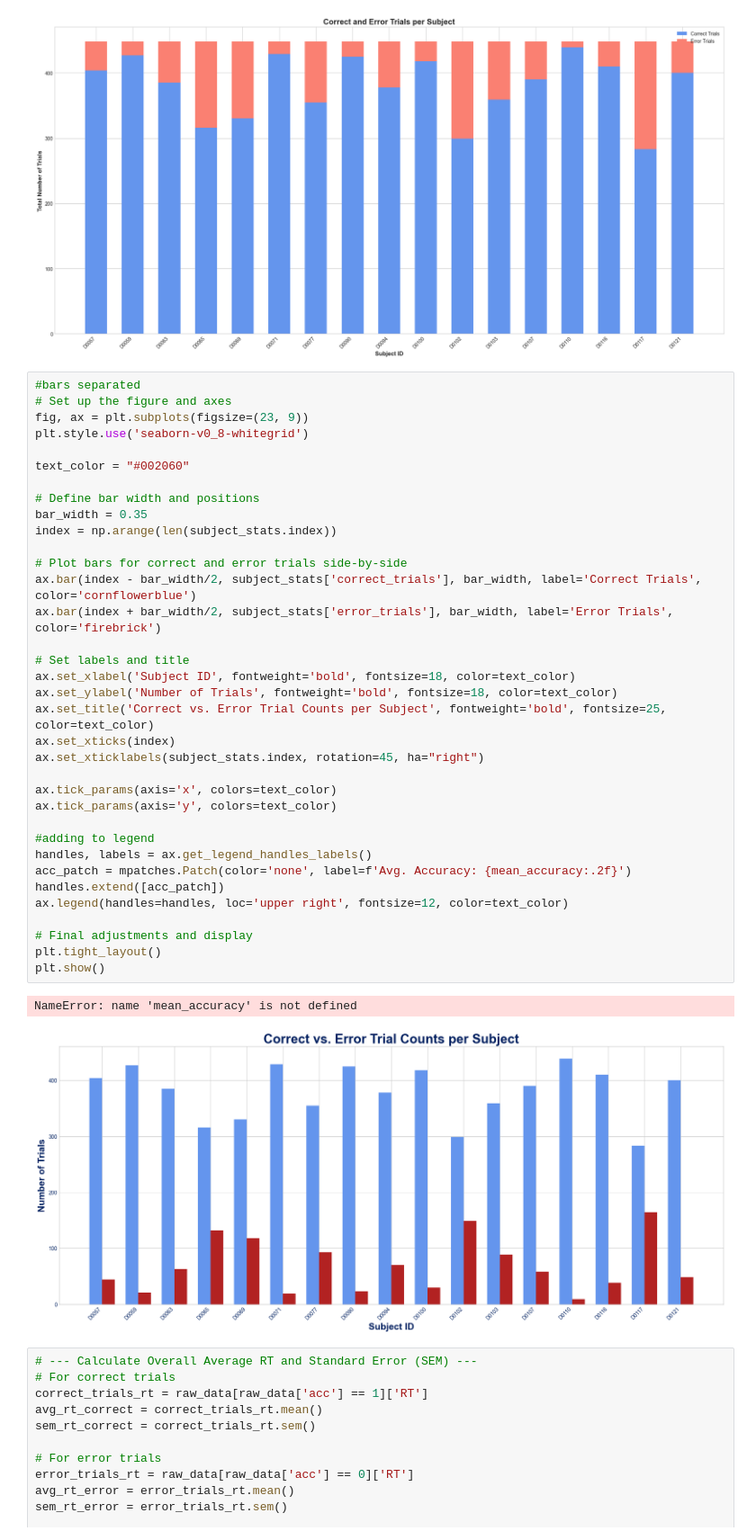
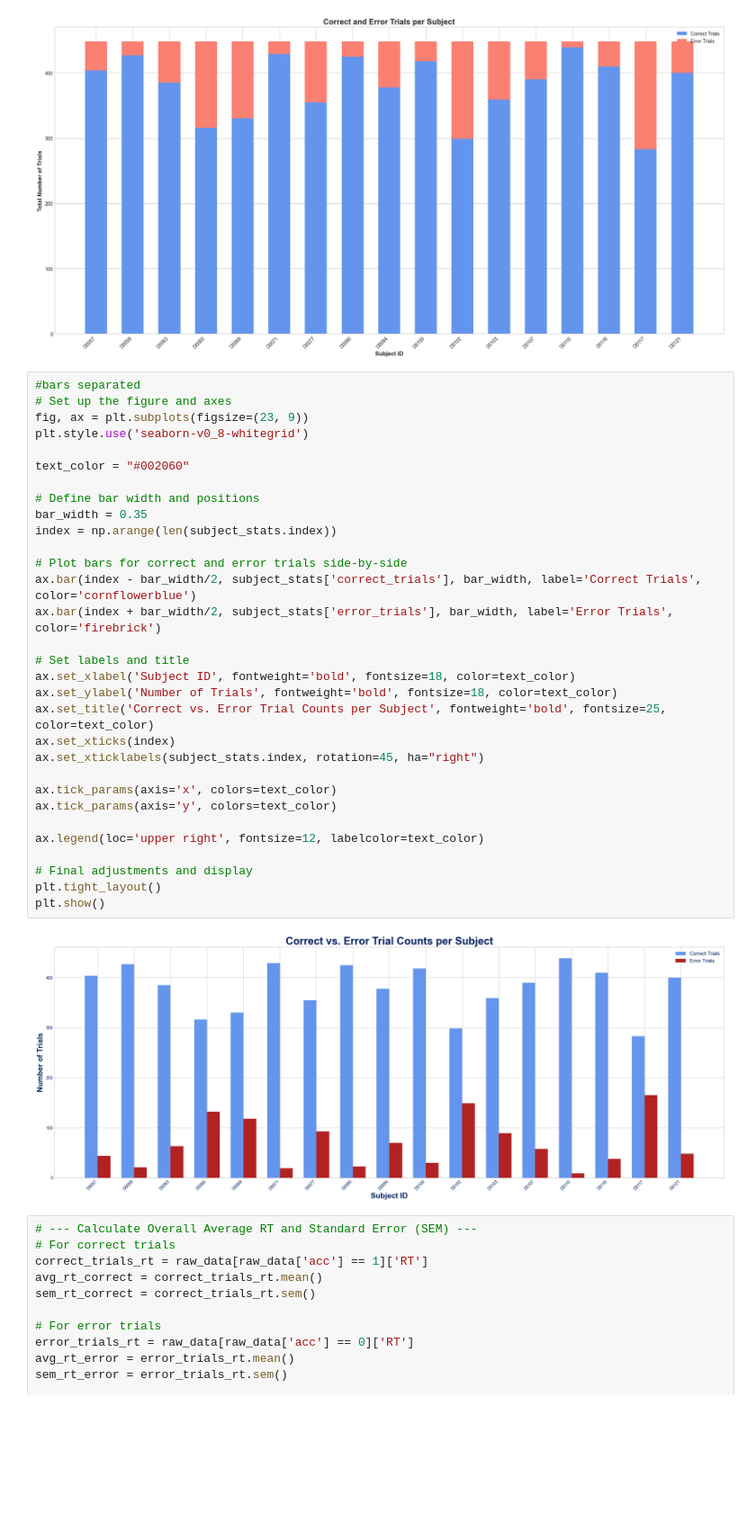
Before and after one commit to coganlab/GlobalLocal, a Jupyter notebook: send_erin_this_to_count_error_trials.ipynb, the cells around one changed output. Shown at 90% size. Saved outputs shown, nothing was run; the diff lists cells and outputs as text; blank space fills up the shorter version.

Commit message:
changes to plotting parameters

```diff
--- a/send_erin_this_to_count_error_trials.ipynb
+++ b/send_erin_this_to_count_error_trials.ipynb
@@ -74,40 +74,35 @@ plt.show()
 #bars separated
 # Set up the figure and axes
 fig, ax = plt.subplots(figsize=(23, 9))
 plt.style.use('seaborn-v0_8-whitegrid')
 
 text_color = "#002060"
 
 # Define bar width and positions
 bar_width = 0.35
 index = np.arange(len(subject_stats.index))
 
 # Plot bars for correct and error trials side-by-side
 ax.bar(index - bar_width/2, subject_stats['correct_trials'], bar_width, label='Correct Trials', color='cornflowerblue')
 ax.bar(index + bar_width/2, subject_stats['error_trials'], bar_width, label='Error Trials', color='firebrick')
 
 # Set labels and title
 ax.set_xlabel('Subject ID', fontweight='bold', fontsize=18, color=text_color)
 ax.set_ylabel('Number of Trials', fontweight='bold', fontsize=18, color=text_color)
 ax.set_title('Correct vs. Error Trial Counts per Subject', fontweight='bold', fontsize=25, color=text_color)
 ax.set_xticks(index)
 ax.set_xticklabels(subject_stats.index, rotation=45, ha="right")
 
 ax.tick_params(axis='x', colors=text_color)
 ax.tick_params(axis='y', colors=text_color)
 
-#adding to legend
-handles, labels = ax.get_legend_handles_labels()
-acc_patch = mpatches.Patch(color='none', label=f'Avg. Accuracy: {mean_accuracy:.2f}')
-handles.extend([acc_patch])
-ax.legend(handles=handles, loc='upper right', fontsize=12, color=text_color)
+ax.legend(loc='upper right', fontsize=12, labelcolor=text_color)
 
 # Final adjustments and display
 plt.tight_layout()
 plt.show()
 # %% [output]
-NameError: name 'mean_accuracy' is not defined
-[figure, old version]
+[figure, new version]
 # %%
 # --- Calculate Overall Average RT and Standard Error (SEM) ---
 # For correct trials
```
Also changed, not shown: 2 other files.
